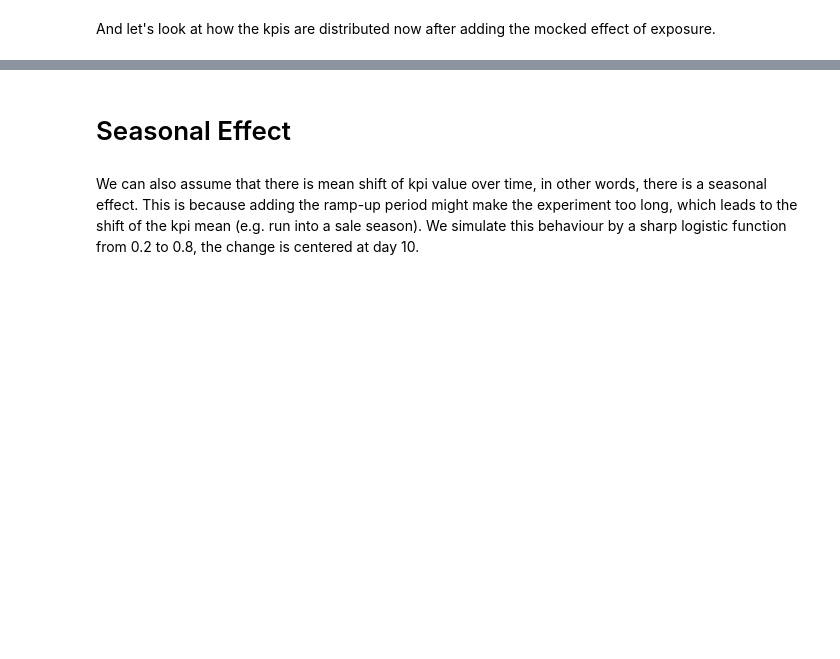
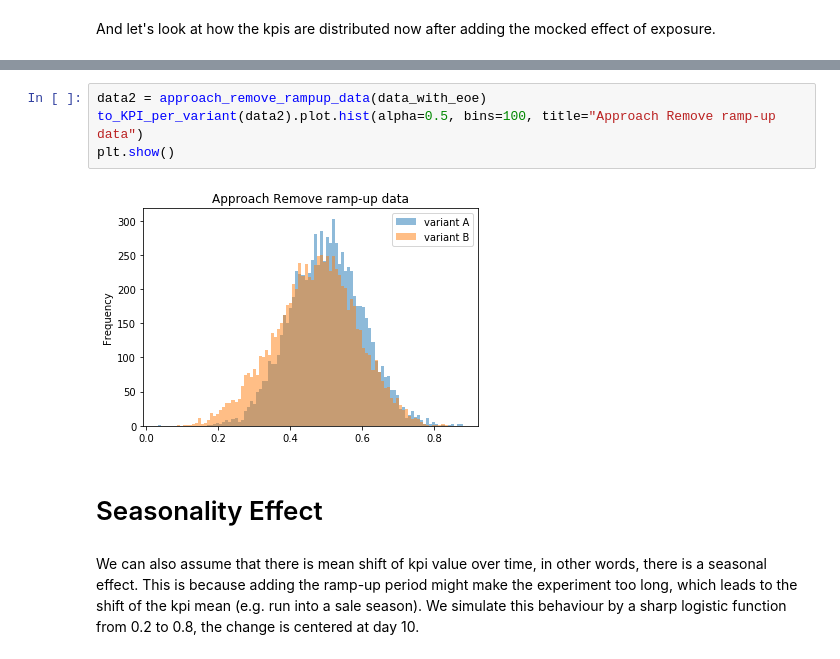
Before and after one commit to shansfolder/AB-Test-Rampup-Analysis, a Jupyter notebook: Ramp-up-Simulation.ipynb, the cells around one changed output, grey strips where cells are left out. Cells and saved outputs as stored; diff of their text form; blank space fills up the shorter version.

```diff
--- a/Ramp-up-Simulation.ipynb
+++ b/Ramp-up-Simulation.ipynb
@@ -209,5 +236,11 @@ def approach_exposure_time(data):
+# %%
+data2 = approach_remove_rampup_data(data_with_eoe)
+to_KPI_per_variant(data2).plot.hist(alpha=0.5, bins=100, title="Approach Remove ramp-up data")
+plt.show()
+# %% [output]
+[figure, added]
 # %% [markdown]
-# Seasonal Effect
+# Seasonality Effect
 # %% [markdown]
 We can also assume that there is mean shift of kpi value over time, in other words, there is a seasonal effect. This is because adding the ramp-up period might make the experiment too long, which leads to the shift of the kpi mean (e.g. run into a sale season). We simulate this behaviour by a sharp logistic function from 0.2 to 0.8, the change is centered at day 10.
 # %%
```
Also changed, not shown: parts of 18 cells of this notebook.
